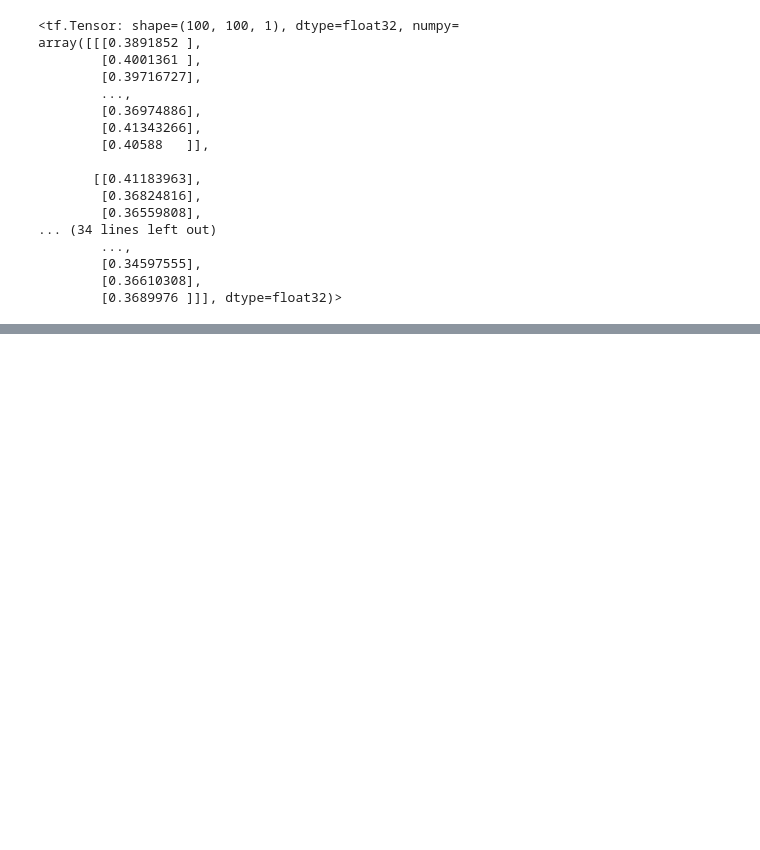
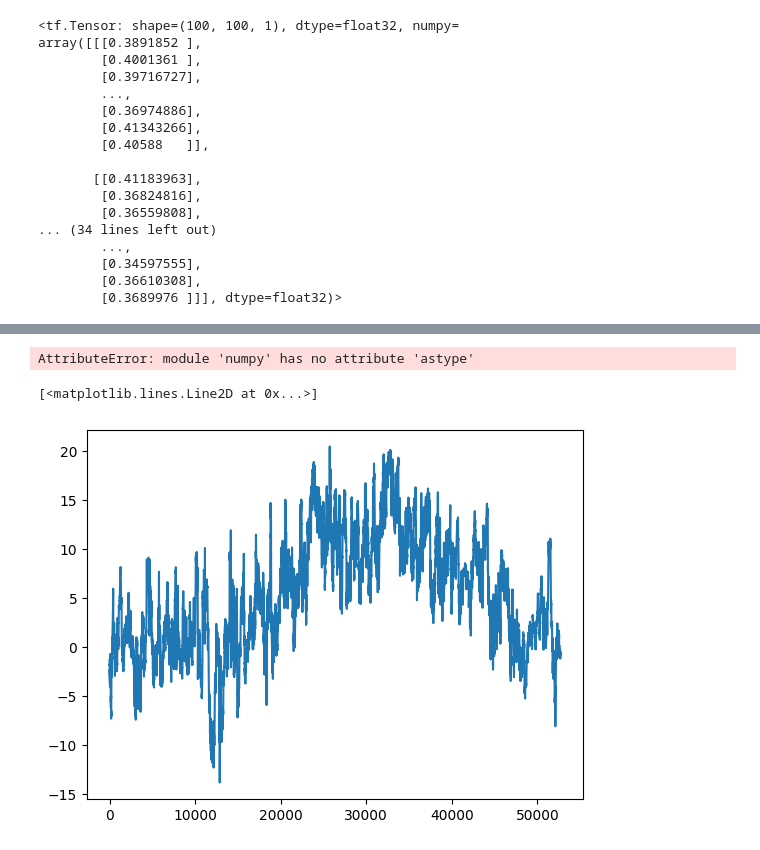
Before and after one commit to oremnirv/ATP, a Jupyter notebook: weather_notebook.ipynb, the cells around one changed output, grey strips where cells are left out. Drawn from its saved outputs; the diff is of its cells as text; code cells hidden in the pictures; blank space fills up the shorter version.

```diff
--- a/weather_notebook.ipynb
+++ b/weather_notebook.ipynb
@@ -548,0 +627,3 @@ array([[[0.3891852 ],
+# %%
+pd_array = pd.read_csv("datasets/weather.csv")
+data = np.array(pd_array)
@@ -548,0 +650,9 @@ array([[[0.3891852 ],
+# %%
+np.astype(data[:,4],"float32")
+# %% [output]
+AttributeError: module 'numpy' has no attribute 'astype'
+# %%
+plt.plot(data[:,4].astype("float32")[:])
+# %% [output]
+[<matplotlib.lines.Line2D at 0x...>]
+[figure, added]
```
Also changed, not shown: parts of 12 cells of this notebook.
